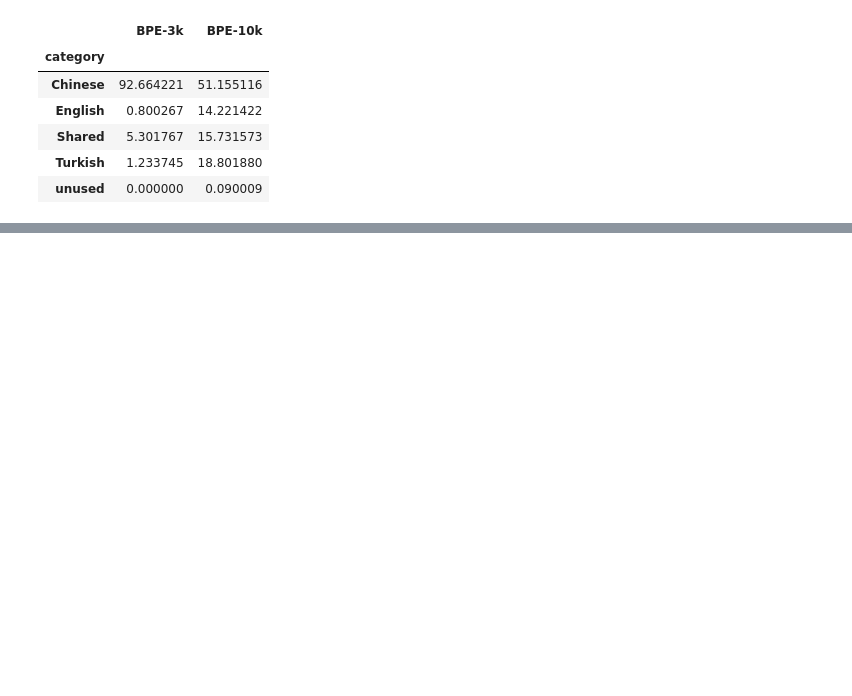
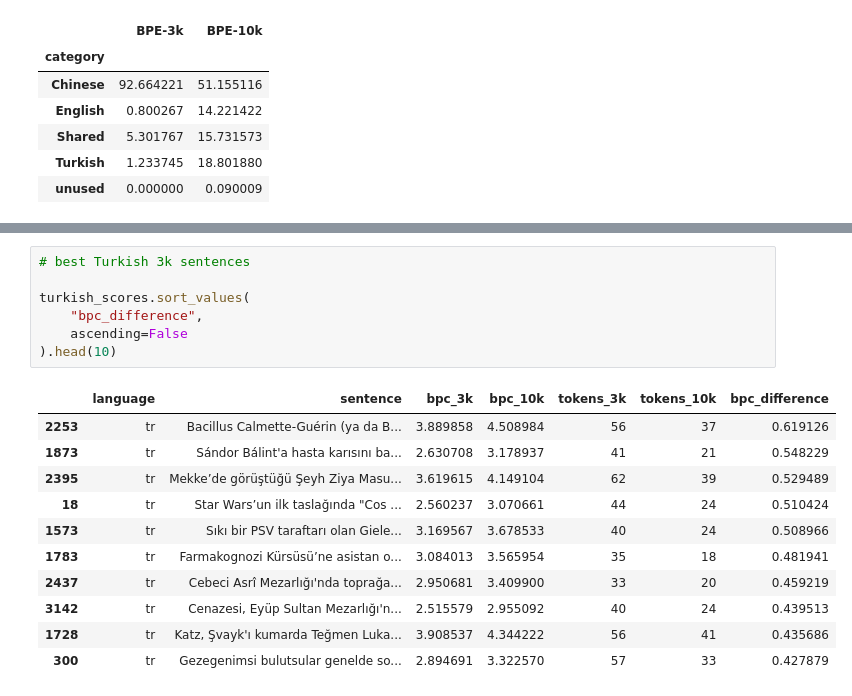
Before and after one commit to elisabeihofer-boop/MaLearn_Adv_Assignment01, a Jupyter notebook: notebooks/evaluation.ipynb, the cells around one changed output, grey strips where cells are left out. Drawn from its saved outputs; the diff is of its cells as text; blank space fills up the shorter version.

```diff
--- a/notebooks/evaluation.ipynb
+++ b/notebooks/evaluation.ipynb
@@ -860,0 +938,19 @@ large_vocab_df[
+# %%
+# best Turkish 3k sentences
+
+turkish_scores.sort_values(
+    "bpc_difference",
+    ascending=False
+).head(10)
+# %% [output]
+|  | language | sentence | bpc_3k | bpc_10k | tokens_3k | tokens_10k | bpc_difference |
+| 2253 | tr | Bacillus Calmette-Guérin (ya da B... | 3.889858 | 4.508984 | 56 | 37 | 0.619126 |
+| 1873 | tr | Sándor Bálint'a hasta karısını ba... | 2.630708 | 3.178937 | 41 | 21 | 0.548229 |
+| 2395 | tr | Mekke’de görüştüğü Şeyh Ziya Masu... | 3.619615 | 4.149104 | 62 | 39 | 0.529489 |
+| 18 | tr | Star Wars’un ilk taslağında "Cos ... | 2.560237 | 3.070661 | 44 | 24 | 0.510424 |
+| 1573 | tr | Sıkı bir PSV taraftarı olan Giele... | 3.169567 | 3.678533 | 40 | 24 | 0.508966 |
+| 1783 | tr | Farmakognozi Kürsüsü’ne asistan o... | 3.084013 | 3.565954 | 35 | 18 | 0.481941 |
+| 2437 | tr | Cebeci Asrî Mezarlığı'nda toprağa... | 2.950681 | 3.409900 | 33 | 20 | 0.459219 |
+| 3142 | tr | Cenazesi, Eyüp Sultan Mezarlığı'n... | 2.515579 | 2.955092 | 40 | 24 | 0.439513 |
+| 1728 | tr | Katz, Şvayk'ı kumarda Teğmen Luka... | 3.908537 | 4.344222 | 56 | 41 | 0.435686 |
+| 300 | tr | Gezegenimsi bulutsular genelde so... | 2.894691 | 3.322570 | 57 | 33 | 0.427879 |
```
Also changed, not shown: parts of 15 cells of this notebook, 1 other file.
